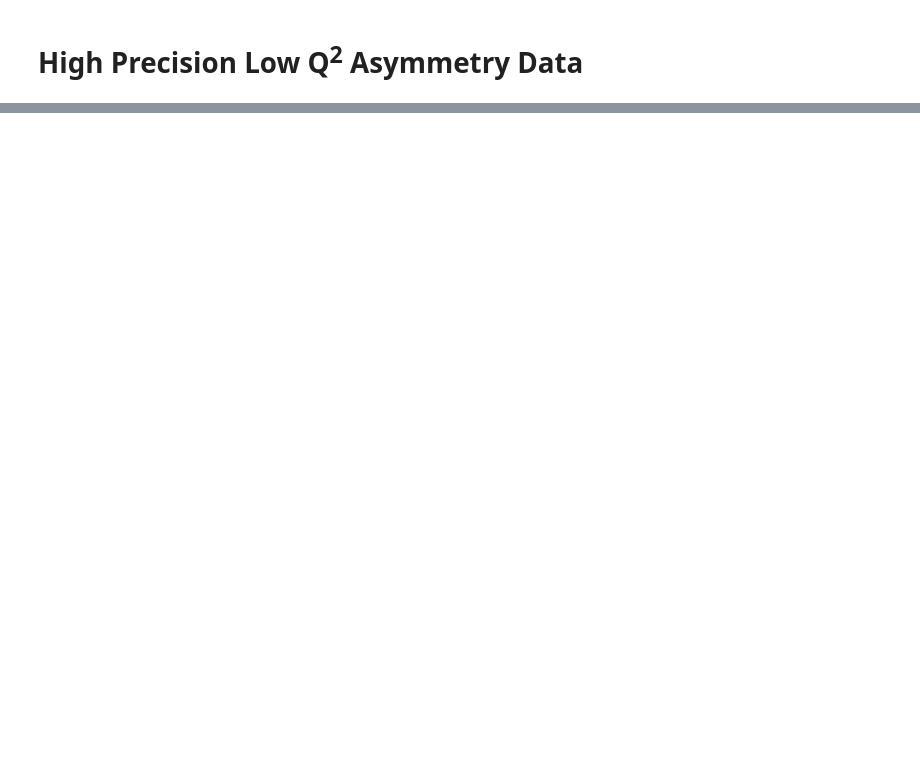
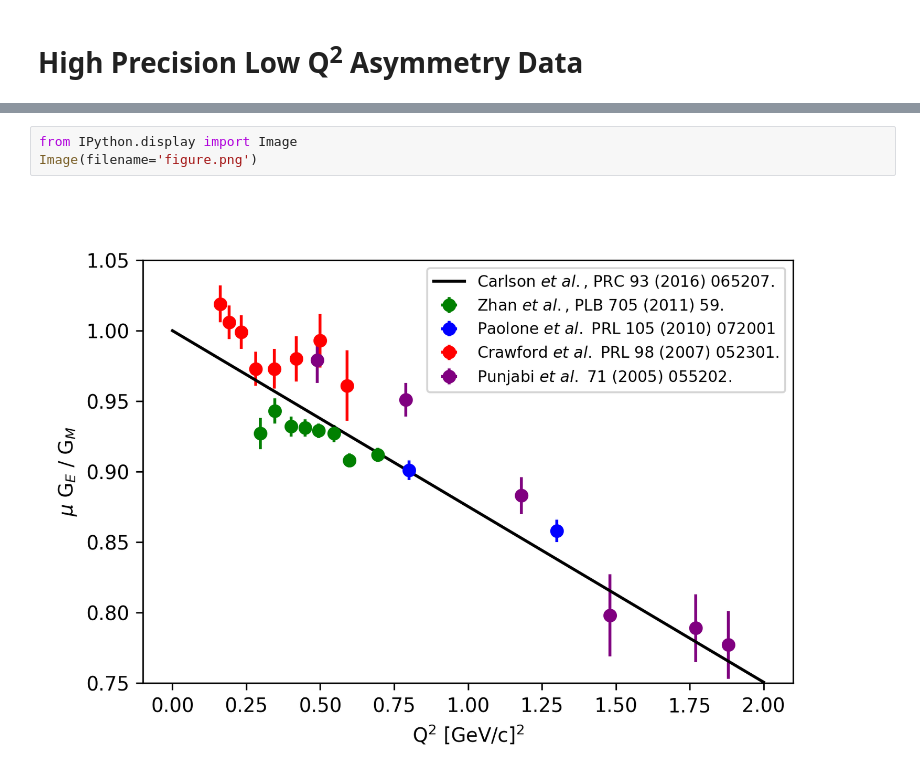
Before and after one commit to JeffersonLab/AsymmetryData, a Jupyter notebook: Asymmetry_Data.ipynb, the cells around one changed output, grey strips where cells are left out. Saved outputs shown, nothing was run; the diff lists cells and outputs as text; blank space fills up the shorter version.

```diff
--- a/Asymmetry_Data.ipynb
+++ b/Asymmetry_Data.ipynb
@@ -60,0 +70,5 @@ plt.show()
+# %%
+from IPython.display import Image
+Image(filename='figure.png')
+# %% [output]
+[figure, added]
```
Also changed, not shown: parts of 4 cells of this notebook, 2 other files.
